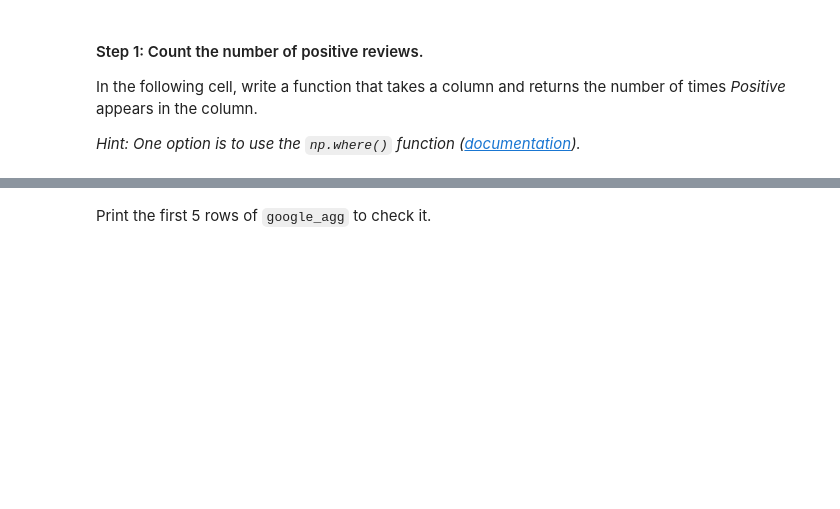
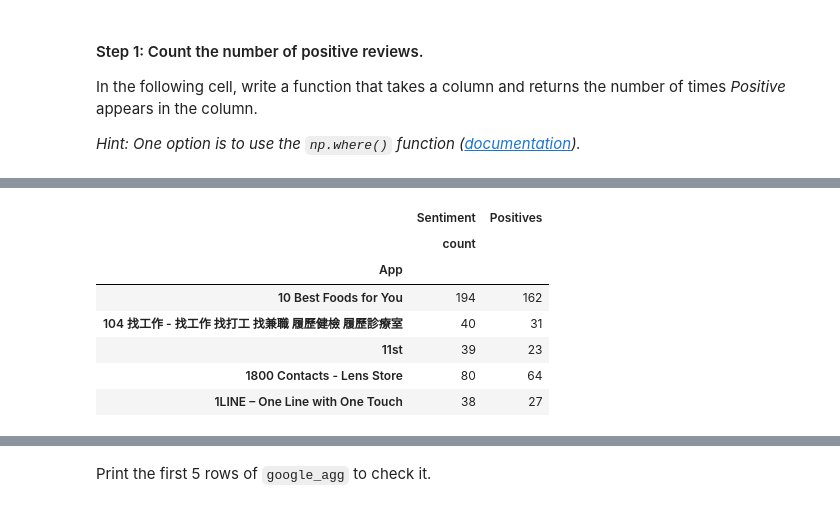
Before and after one commit to silviaherf/datamad0820, a Jupyter notebook: module-3/lab-supervised-learning-feature-extraction/your-code/main.ipynb, the cells around one changed output, grey strips where cells are left out. Saved outputs shown, nothing was run; the diff lists cells and outputs as text; code cells hidden in the pictures; blank space fills up the shorter version.

```diff
--- a/module-3/lab-supervised-learning-feature-extraction/your-code/main.ipynb
+++ b/module-3/lab-supervised-learning-feature-extraction/your-code/main.ipynb
@@ -477,0 +514,4 @@ def positive_function(x):
+# %%
+df['Positives']=positives
+# %%
+df=df.drop(('Sentiment',   'sum'),axis=1)
@@ -477,0 +524,2 @@ def positive_function(x):
+# %%
+recolumns={('Sentiment', 'count'): 'Total', ('Positives', ''): 'Positive'}
@@ -478,3 +528,14 @@ def positive_function(x):
+# %%
+google_agg.head()
+# %% [output]
+|  | Sentiment | Positives |
+|  | count |  |
+| App |  |  |
+| 10 Best Foods for You | 194 | 162 |
+| 104 找工作 - 找工作 找打工 找兼職 履歷健檢 履歷診療室 | 40 | 31 |
+| 11st | 39 | 23 |
+| 1800 Contacts - Lens Store | 80 | 64 |
+| 1LINE – One Line with One Touch | 38 | 27 |
 # %% [markdown]
 #### Step 2: Create a new dataframe to contain the `App` name, the number of positive reviews, and the total number of reviews of each app
 
```
Also changed, not shown: parts of 16 cells of this notebook.
